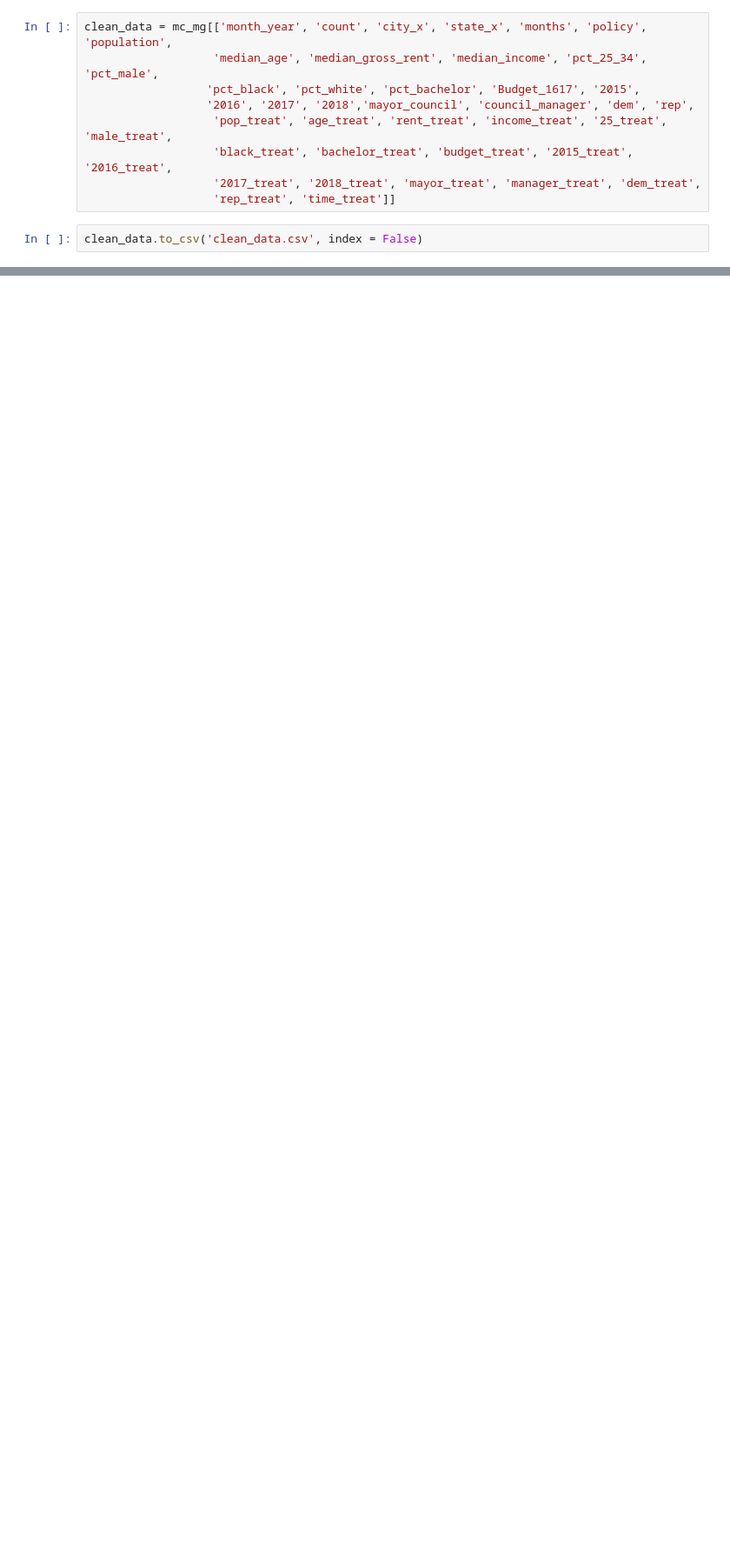
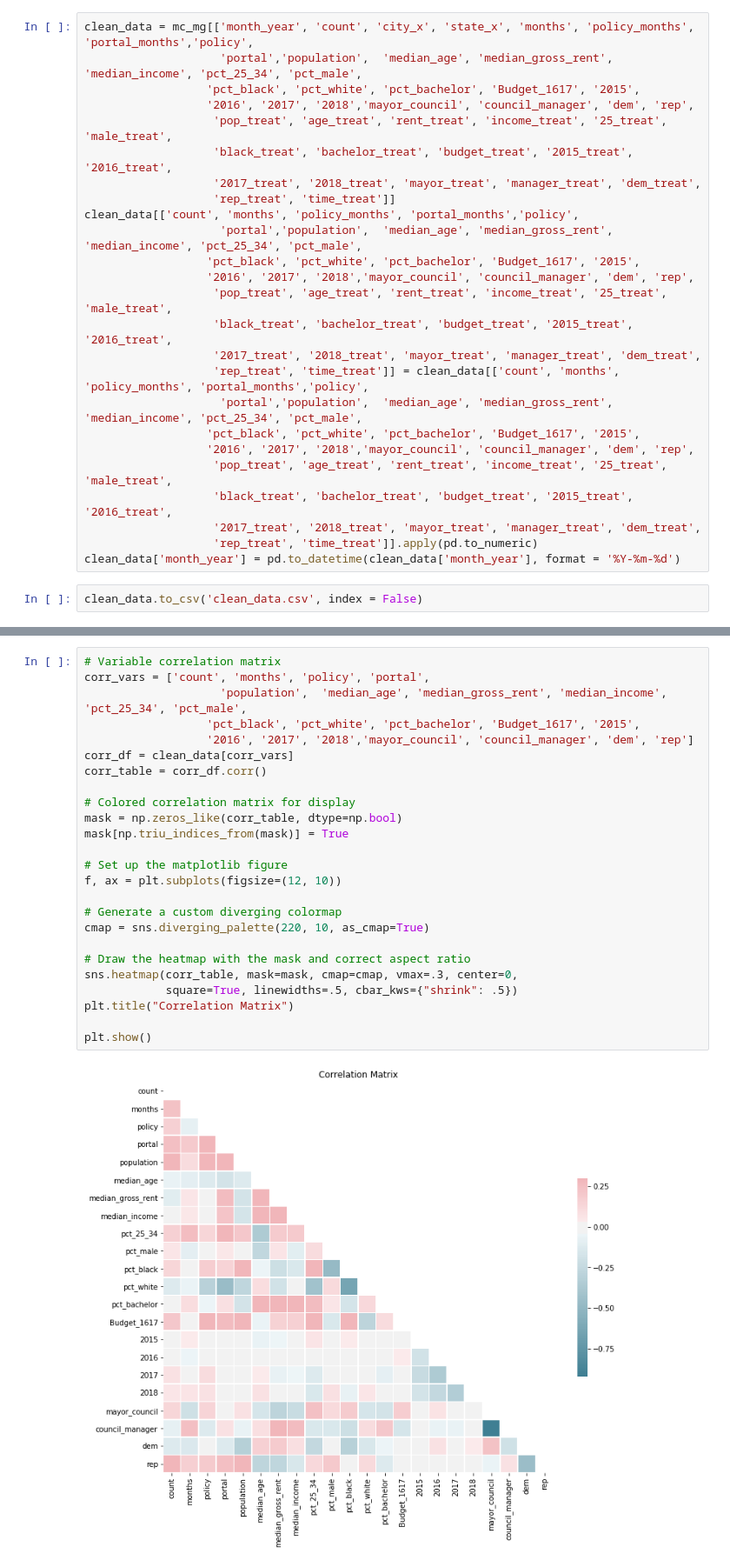
Before and after one commit to alenastern/Sunlight_FOIA, a Jupyter notebook: src/data/Data_Cleaning.ipynb, the cells around one changed output, grey strips where cells are left out. Shown at 87% size. Drawn from its saved outputs; the diff is of its cells as text; blank space fills up the shorter version.

```diff
--- a/src/data/Data_Cleaning.ipynb
+++ b/src/data/Data_Cleaning.ipynb
@@ -282,13 +263,29 @@ mc_mg['dem_treat'] = mc_mg['dem'] * mc_mg['policy']
 mc_mg['rep_treat'] = mc_mg['rep'] * mc_mg['policy']
 mc_mg['time_treat'] = mc_mg['months'] * mc_mg['policy']
 # %%
-clean_data = mc_mg[['month_year', 'count', 'city_x', 'state_x', 'months', 'policy', 'population',
-                   'median_age', 'median_gross_rent', 'median_income', 'pct_25_34', 'pct_male',
+clean_data = mc_mg[['month_year', 'count', 'city_x', 'state_x', 'months', 'policy_months', 'portal_months','policy',
+                    'portal','population',  'median_age', 'median_gross_rent', 'median_income', 'pct_25_34', 'pct_male',
                   'pct_black', 'pct_white', 'pct_bachelor', 'Budget_1617', '2015',
                   '2016', '2017', '2018','mayor_council', 'council_manager', 'dem', 'rep',
                    'pop_treat', 'age_treat', 'rent_treat', 'income_treat', '25_treat', 'male_treat',
                    'black_treat', 'bachelor_treat', 'budget_treat', '2015_treat', '2016_treat',
                    '2017_treat', '2018_treat', 'mayor_treat', 'manager_treat', 'dem_treat',
                    'rep_treat', 'time_treat']]
+clean_data[['count', 'months', 'policy_months', 'portal_months','policy',
+                    'portal','population',  'median_age', 'median_gross_rent', 'median_income', 'pct_25_34', 'pct_male',
+                  'pct_black', 'pct_white', 'pct_bachelor', 'Budget_1617', '2015',
+                  '2016', '2017', '2018','mayor_council', 'council_manager', 'dem', 'rep',
+                   'pop_treat', 'age_treat', 'rent_treat', 'income_treat', '25_treat', 'male_treat',
+                   'black_treat', 'bachelor_treat', 'budget_treat', '2015_treat', '2016_treat',
+                   '2017_treat', '2018_treat', 'mayor_treat', 'manager_treat', 'dem_treat',
+                   'rep_treat', 'time_treat']] = clean_data[['count', 'months', 'policy_months', 'portal_months','policy',
+                    'portal','population',  'median_age', 'median_gross_rent', 'median_income', 'pct_25_34', 'pct_male',
+                  'pct_black', 'pct_white', 'pct_bachelor', 'Budget_1617', '2015',
+                  '2016', '2017', '2018','mayor_council', 'council_manager', 'dem', 'rep',
+                   'pop_treat', 'age_treat', 'rent_treat', 'income_treat', '25_treat', 'male_treat',
+                   'black_treat', 'bachelor_treat', 'budget_treat', '2015_treat', '2016_treat',
+                   '2017_treat', '2018_treat', 'mayor_treat', 'manager_treat', 'dem_treat',
+                   'rep_treat', 'time_treat']].apply(pd.to_numeric)
+clean_data['month_year'] = pd.to_datetime(clean_data['month_year'], format = '%Y-%m-%d')
 # %%
 clean_data.to_csv('clean_data.csv', index = False)
@@ -314,0 +311,27 @@ mc_mg[:100]
+# %%
+# Variable correlation matrix
+corr_vars = ['count', 'months', 'policy', 'portal',
+                    'population',  'median_age', 'median_gross_rent', 'median_income', 'pct_25_34', 'pct_male',
+                  'pct_black', 'pct_white', 'pct_bachelor', 'Budget_1617', '2015',
+                  '2016', '2017', '2018','mayor_council', 'council_manager', 'dem', 'rep']
+corr_df = clean_data[corr_vars]
+corr_table = corr_df.corr()
+
+# Colored correlation matrix for display
+mask = np.zeros_like(corr_table, dtype=np.bool)
+mask[np.triu_indices_from(mask)] = True
+
+# Set up the matplotlib figure
+f, ax = plt.subplots(figsize=(12, 10))
+
+# Generate a custom diverging colormap
+cmap = sns.diverging_palette(220, 10, as_cmap=True)
+
+# Draw the heatmap with the mask and correct aspect ratio
+sns.heatmap(corr_table, mask=mask, cmap=cmap, vmax=.3, center=0,
+            square=True, linewidths=.5, cbar_kws={"shrink": .5})
+plt.title("Correlation Matrix")
+
+plt.show()
+# %% [output]
+[figure, added]
```
Also changed, not shown: parts of 29 cells of this notebook, 1 other file.
